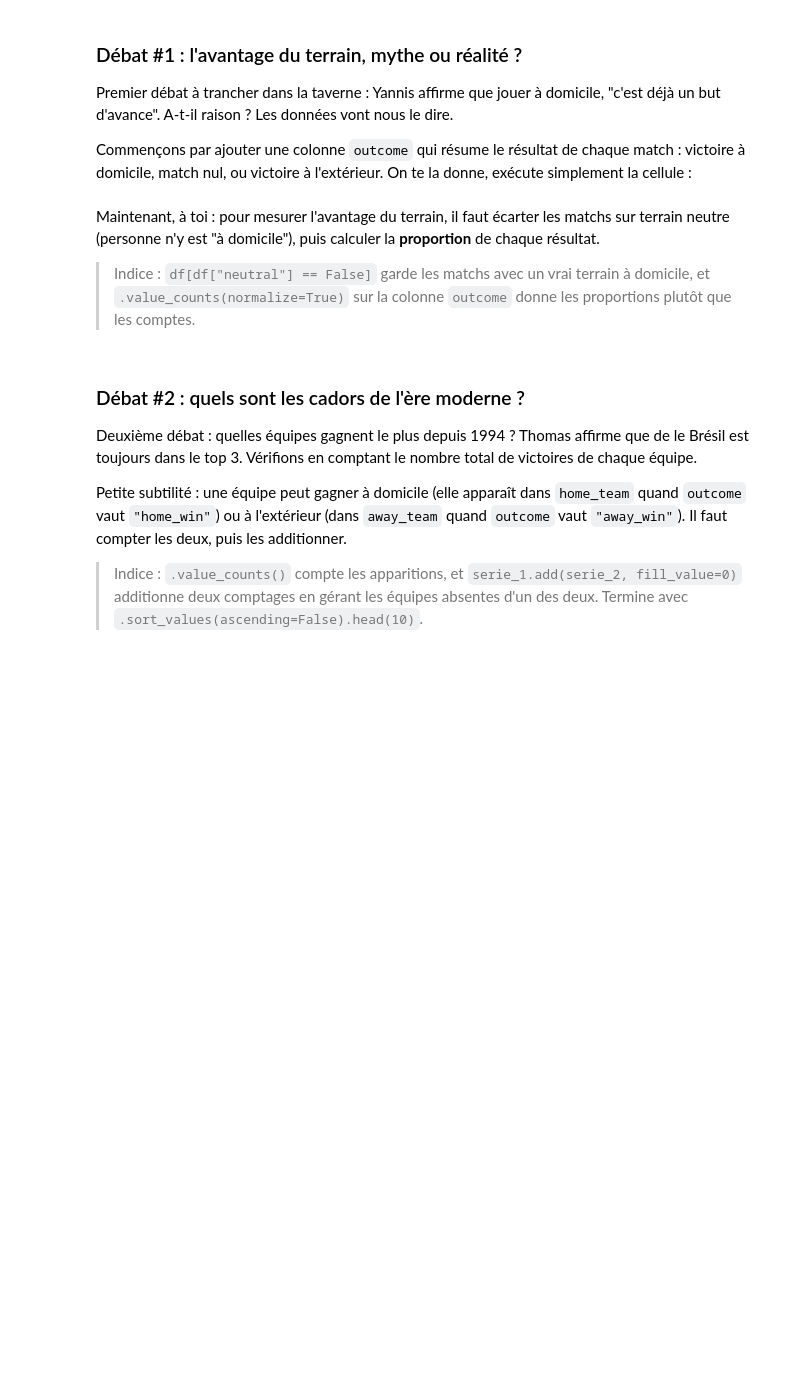
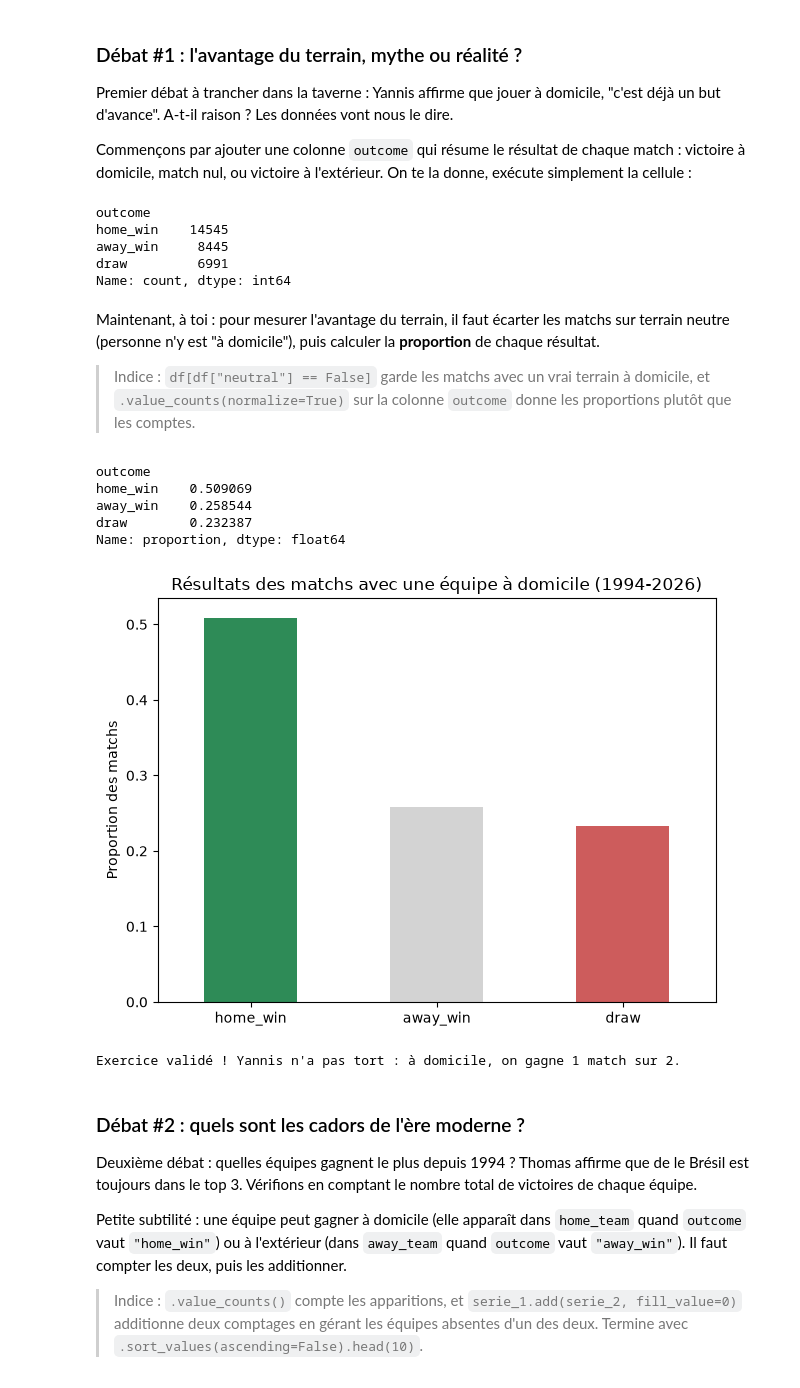
Before and after one commit to MachineLearnia/Cahier-Vacances-2026, a Jupyter notebook: Projet_02/projet_02.ipynb, the cells around one changed output. Saved outputs shown, nothing was run; the diff lists cells and outputs as text; code cells hidden in the pictures; blank space fills up the shorter version.

```diff
--- a/Projet_02/projet_02.ipynb
+++ b/Projet_02/projet_02.ipynb
@@ -138,9 +138,12 @@ Pourquoi une borne de fin ? Le dataset est mis à jour en permanence. En la fige
 
 > Ressource Gratuite : Si tu as besoin de découvrir ou redécouvrir `Pandas`, j'ai réaliser cette formation gratuite il y a quelques années :   https://www.youtube.com/watch?v=zZkNOdBWgFQ&list=PLO_fdPEVlfKqMDNmCFzQISI2H_nJcEDJq&index=17
 # %%
-### START CODE HERE ###
+# Je converits la colonne date en datetime pour pouvoir filtrer les matchs par date
 
-### END CODE HERE ###
+df["date"] = pd.to_datetime(df["date"])
+
+# Je filtre en ne gardant que les matchs entre 1994 et le 30 juin 2026
+df = df[(df["date"] >= "1994-01-01") & (df["date"] <= "2026-06-30")]
 
 print(f"{len(df)} matchs conservés, de {df['year'].min()} à {df['year'].max()}")
 
@@ -164,26 +163,52 @@ display(df["outcome"].value_counts())
+# %%
+# Je crée une nouvelle colonne "outcome" pour indiquer le résultat du match (victoire à domicile, victoire à l'extérieur ou match nul)
+df = df.copy()
+df["outcome"] = "draw"
+# si le score à domicile est supérieur au score à l'extérieur, c'est une victoire à domicile
+df.loc[df["home_score"] > df["away_score"], "outcome"] = "home_win"
+# Si le score à domicile est inférieur au score à l'extérieur, c'est une victoire à l'extérieur
+df.loc[df["home_score"] < df["away_score"], "outcome"] = "away_win"
+
+display(df["outcome"].value_counts())
+# %% [output]
+outcome
+home_win    14545
+away_win     8445
+draw         6991
+Name: count, dtype: int64
 # %% [markdown]
 Maintenant, à toi : pour mesurer l'avantage du terrain, il faut écarter les matchs sur terrain neutre (personne n'y est "à domicile"), puis calculer la **proportion** de chaque résultat.
 
 > Indice : `df[df["neutral"] == False]` garde les matchs avec un vrai terrain à domicile, et `.value_counts(normalize=True)` sur la colonne `outcome` donne les proportions plutôt que les comptes.
 # %%
-### START CODE HERE ###
 
-### END CODE HERE ###
+# Je calcule la proportion de victoires à domicile, à l'extérieur et de matchs nuls pour les matchs avec une équipe à domicile (neutral == False)
+home_advantage = df[df["neutral"] == False]["outcome"].value_counts(normalize=True)
+# Je vérifie que les proportions sont correctes
+df["outcome"].value_counts(normalize=True)
 
 display(home_advantage)
 
 home_advantage.plot(kind="bar", color=["seagreen", "lightgray", "indianred"])
 plt.title("Résultats des matchs avec une équipe à domicile (1994-2026)")
 plt.ylabel("Proportion des matchs")
 plt.xlabel("")
 plt.xticks(rotation=0)
 plt.tight_layout()
 plt.show()
 
 assert abs(home_advantage.sum() - 1.0) < 0.01, "Les proportions doivent sommer à 1, utilise normalize=True"
 assert home_advantage["home_win"] > home_advantage["away_win"], "Étrange, vérifie ton filtre sur neutral"
 assert 0.45 < home_advantage["home_win"] < 0.55, f"La proportion de victoires à domicile devrait avoisiner 0.50"
 print("Exercice validé ! Yannis n'a pas tort : à domicile, on gagne 1 match sur 2.")
+# %% [output]
+outcome
+home_win    0.509069
+away_win    0.258544
+draw        0.232387
+Name: proportion, dtype: float64
+[figure, added]
+Exercice validé ! Yannis n'a pas tort : à domicile, on gagne 1 match sur 2.
 # %% [markdown]
 ### Débat #2 : quels sont les cadors de l'ère moderne ?
 
```
Also changed, not shown: parts of 12 cells of this notebook, 1 other file.
